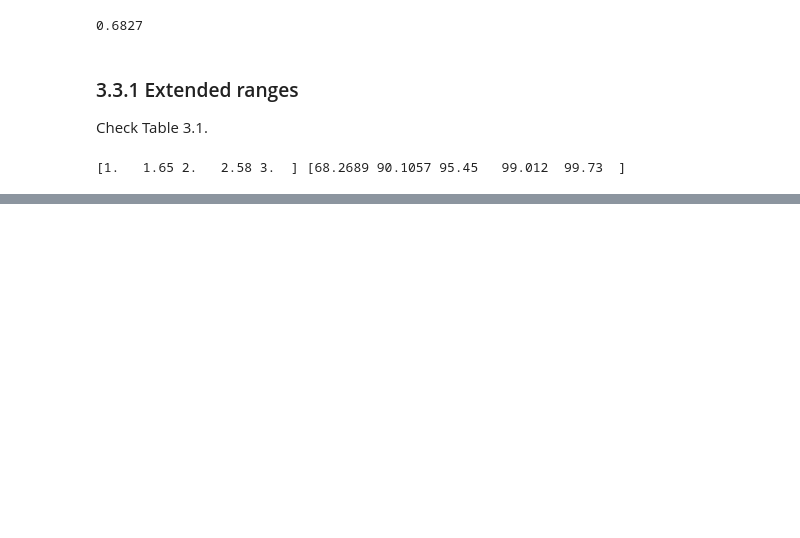
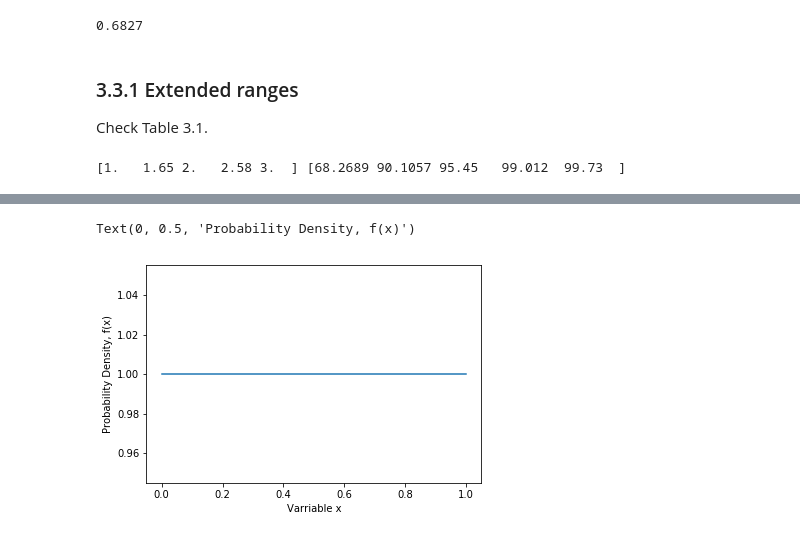
Before and after one commit to jsdodge/data-analysis-python, a Jupyter notebook: notebooks/Chapter 3.ipynb, the cells around one changed output, grey strips where cells are left out. Drawn from its saved outputs; the diff is of its cells as text; code cells hidden in the pictures; blank space fills up the shorter version.

```diff
--- a/notebooks/Chapter 3.ipynb
+++ b/notebooks/Chapter 3.ipynb
@@ -121,0 +161,10 @@ Poisson probability function for discrete events
+# %%
+x_var = np.linspace(0, 1, 100)
+f = np.ones(x_var.shape)
+
+plt.plot(x_var, f)
+plt.xlabel('Varriable x')
+plt.ylabel('Probability Density, f(x)')
+# %% [output]
+Text(0, 0.5, 'Probability Density, f(x)')
+[figure, added]
```
Also changed, not shown: parts of 14 cells of this notebook.
